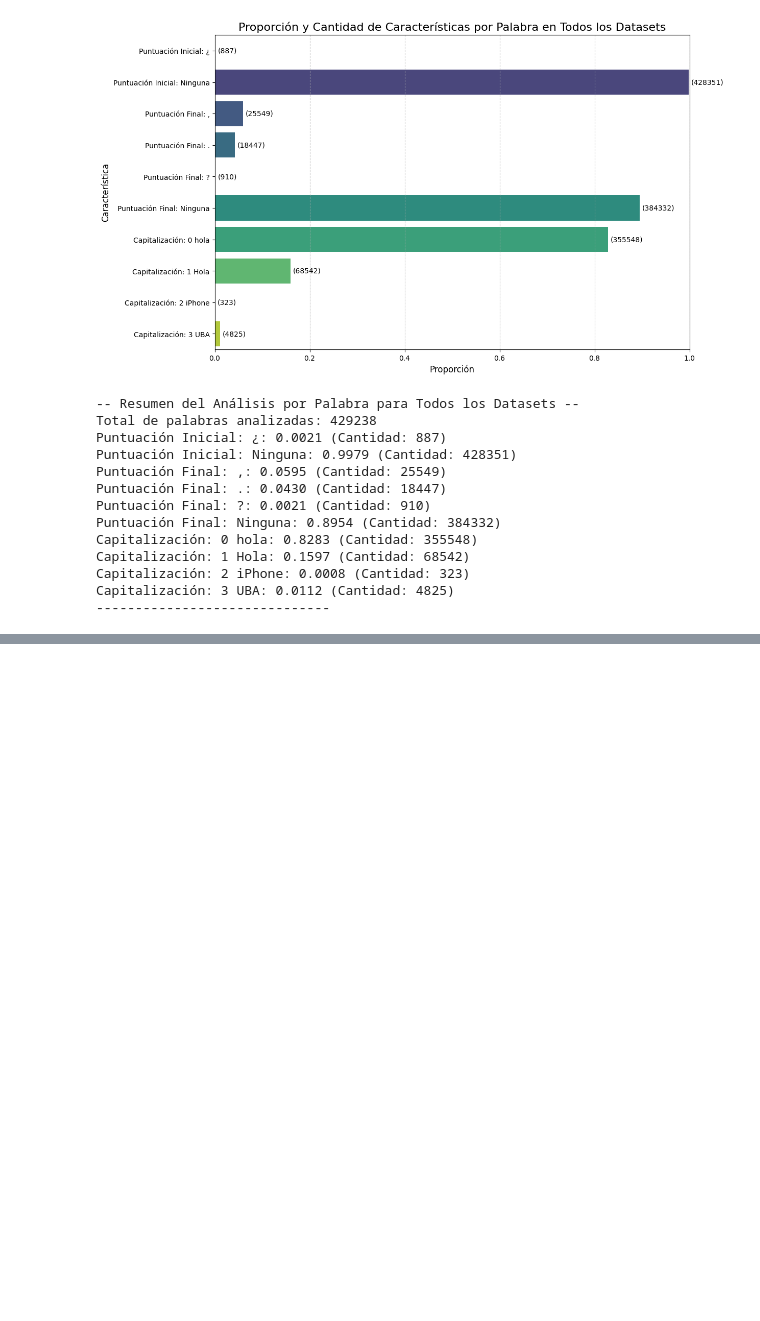
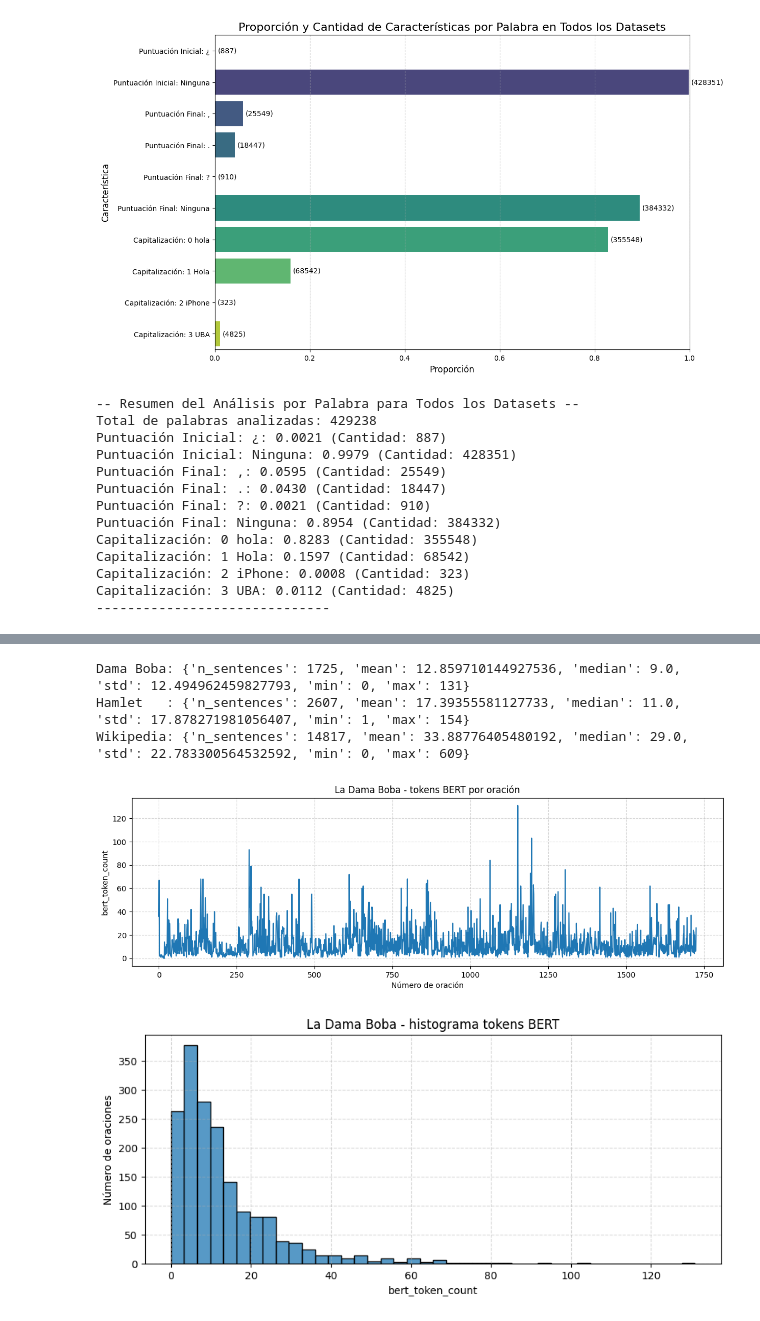
Before and after one commit to martinBmeza/punctcapBERT, a Jupyter notebook: notebooks/TPAA2_AnalisisDatasets.ipynb, the cells around one changed output, grey strips where cells are left out. Drawn from its saved outputs; the diff is of its cells as text; code cells hidden in the pictures; blank space fills up the shorter version.

Commit message:
Agrego graficos token por oracion

```diff
--- a/notebooks/TPAA2_AnalisisDatasets.ipynb
+++ b/notebooks/TPAA2_AnalisisDatasets.ipynb
@@ -487,0 +405,4 @@ Capitalización: 3 UBA: 0.0112 (Cantidad: 4825)
+# %%
+wikipedia_full_text = df_wikipedia_combined['contenido'].str.cat(sep=' ')
+print(f"Length of combined Wikipedia text: {len(wikipedia_full_text)} characters")
+print(f"First 200 characters of combined Wikipedia text:\n{wikipedia_full_text[:200]}...")
@@ -487,0 +413,10 @@ Capitalización: 3 UBA: 0.0112 (Cantidad: 4825)
+# %%
+import nltk
+nltk.download('punkt', force=True)
+nltk.download('punkt_tab', force=True)
+
+wikipedia_sentences = nltk.sent_tokenize(wikipedia_full_text, language='spanish')
+print(f"Number of sentences in Wikipedia: {len(wikipedia_sentences)}")
+print("First 20 sentences of Wikipedia:\n")
+for i, sentence in enumerate(wikipedia_sentences[:20]):
+    print(f"{i+1}. {sentence}")
@@ -487,0 +546,24 @@ Capitalización: 3 UBA: 0.0112 (Cantidad: 4825)
+# %%
+model_name = "bert-base-multilingual-cased"
+tokenizer = BertTokenizer.from_pretrained(model_name)
+
+
+# Procesar cada dataset (sin tokens especiales)
+df_dama = process_dataframe(df_dama_boba, column='sentence', tokenizer=tokenizer, include_special_tokens=False)
+df_hamlet = process_dataframe(df_hamlet, column='sentence', tokenizer=tokenizer, include_special_tokens=False)
+df_wiki  = process_dataframe(df_wikipedia_combined, column='contenido', tokenizer=tokenizer, include_special_tokens=False)
+
+# Estadísticas rápidas
+print("Dama Boba:", quick_stats(df_dama))
+print("Hamlet   :", quick_stats(df_hamlet))
+print("Wikipedia:", quick_stats(df_wiki))
+
+# Plots la dama boba
+plot_line(df_dama, col='bert_token_count', title='La Dama Boba - tokens BERT por oración')
+plot_hist(df_dama, col='bert_token_count', title='La Dama Boba - histograma tokens BERT')
+# %% [output]
+Dama Boba: {'n_sentences': 1725, 'mean': 12.859710144927536, 'median': 9.0, 'std': 12.494962459827793, 'min': 0, 'max': 131}
+Hamlet   : {'n_sentences': 2607, 'mean': 17.39355581127733, 'median': 11.0, 'std': 17.878271981056407, 'min': 1, 'max': 154}
+Wikipedia: {'n_sentences': 14817, 'mean': 33.88776405480192, 'median': 29.0, 'std': 22.783300564532592, 'min': 0, 'max': 609}
+[figure, added]
+[figure, added]
```
Also changed, not shown: parts of 10 cells of this notebook.
